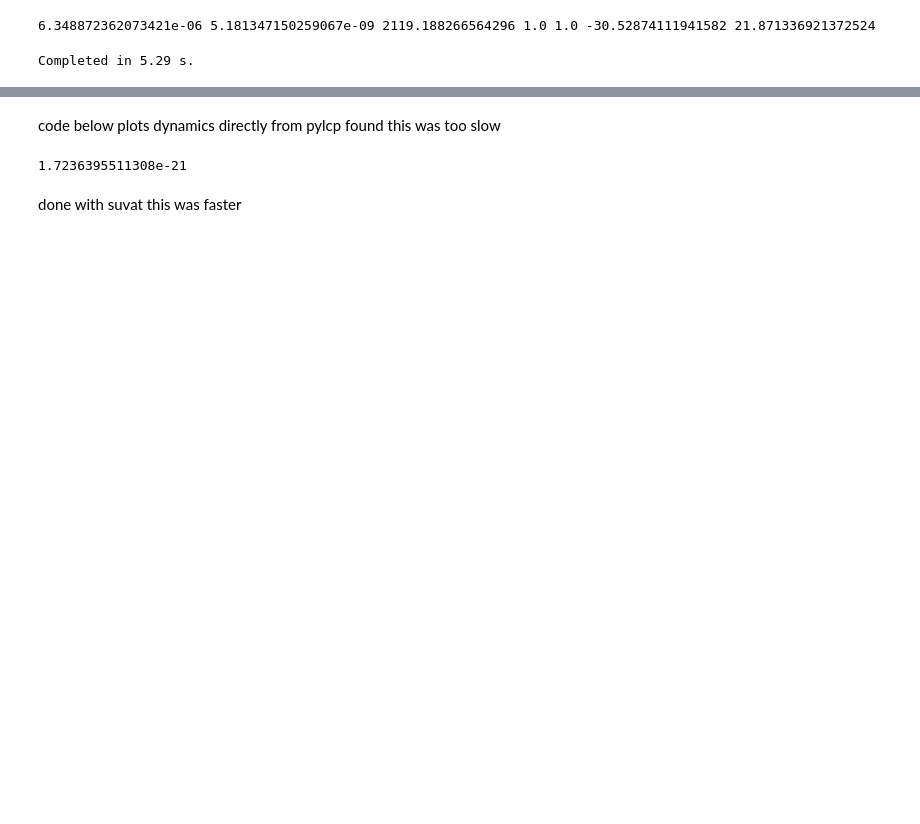
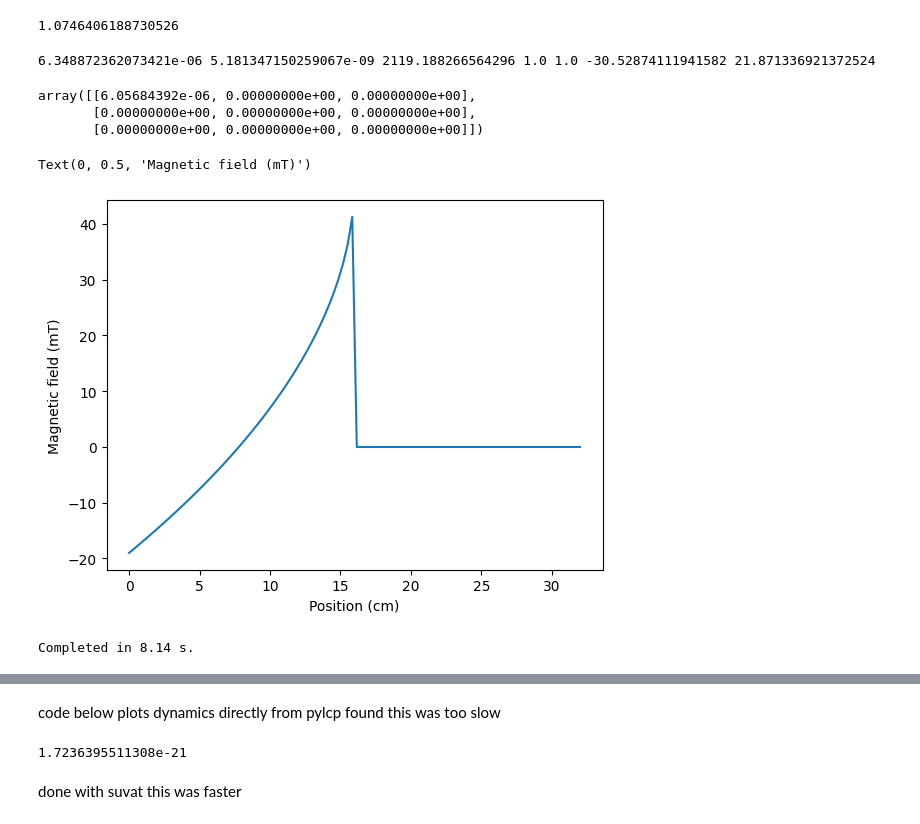
Before and after one commit to benfox4543/YB-zeeman-slower, a Jupyter notebook: zeeman slower_yb(fix after loosing good one).ipynb, the cells around one changed output, grey strips where cells are left out. Cells and saved outputs as stored; diff of their text form; code cells hidden in the pictures; blank space fills up the shorter version.

```diff
--- a/zeeman slower_yb(fix after loosing good one).ipynb
+++ b/zeeman slower_yb(fix after loosing good one).ipynb
@@ -46,3 +51,7 @@ print(Blab, L,v0,b_0L)
+# %%
+600*klab*cts.hbar/cts.value('Bohr magneton')*1e3
+# %% [output]
+1.0746406188730526
 # %%
 # Now, here are our `natural' length and time scales:
 x0 = 1/klab  # cm
@@ -102,7 +114,27 @@ linGrad =  lambda R: mag(R,b_0,alpha,l)
+# %%
+linGrad.gradField()
+# %% [output]
+array([[6.05684392e-06, 0.00000000e+00, 0.00000000e+00],
+       [0.00000000e+00, 0.00000000e+00, 0.00000000e+00],
+       [0.00000000e+00, 0.00000000e+00, 0.00000000e+00]])
+# %%
+x= np.linspace(0,2*L,100)
+r = []
+for i in x:
+    r.append([i,0,0])
+magg = []
+for i in r:
+    magg.append(mag(i,b_0L,Blab,L)[0])
+plt.plot(x,np.array(magg)*1e3)
+plt.xlabel('Position (cm)')
+plt.ylabel('Magnetic field (mT)')
+# %% [output]
+Text(0, 0.5, 'Magnetic field (mT)')
+[figure, added]
 # %%
 rateeq = pylcp.rateeq(laserBeams, linGrad, hamiltonian_D2, include_mag_forces = False)
 # %%
-x = np.arange(0, L, 0.4)/(x0)
+x = np.arange(0, 2*L, 0.4)/(x0)
 v = np.arange(0, 600,5)/vc
 
 
@@ -113,7 +145,7 @@ Vvec = np.array([V, np.zeros(V.shape), np.zeros(V.shape)])
 
 rateeq.generate_force_profile(Rvec, Vvec, name='Fx', progress_bar=True)
 # %% [output]
-Completed in 5.29 s.
+Completed in 8.14 s.
 # %%
 Fc = cts.hbar*klab*gammalab
 fig,ax = plt.subplots(1, 1, figsize=(8, 4))
```
Also changed, not shown: parts of 18 cells of this notebook.
